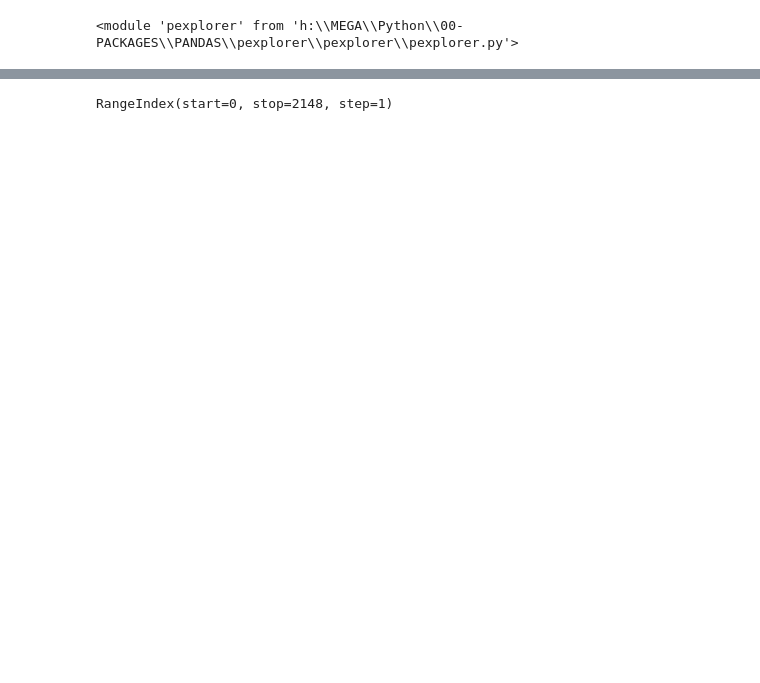
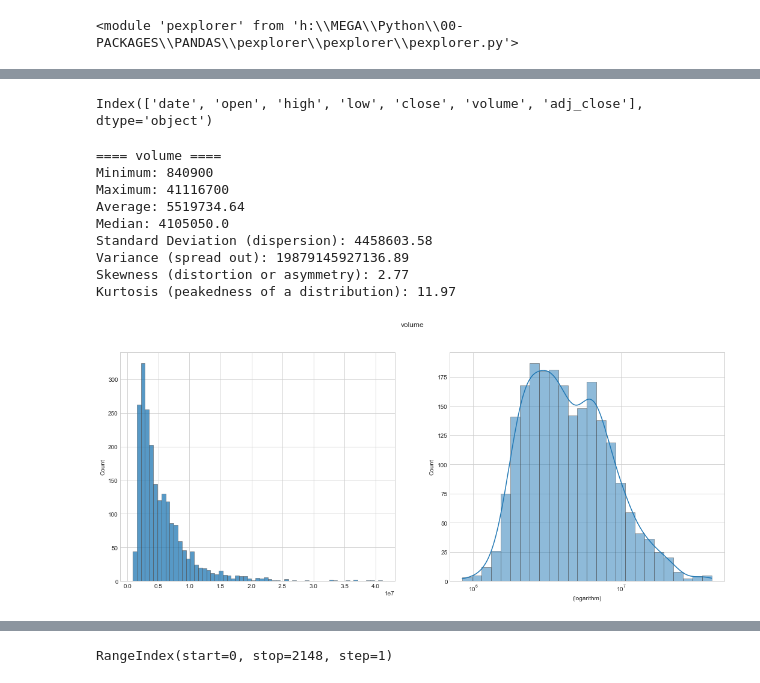
Before and after one commit to lep511/pexplorer, a Jupyter notebook: _pexplorer_test.ipynb, the cells around one changed output, grey strips where cells are left out. Saved outputs shown, nothing was run; the diff lists cells and outputs as text; code cells hidden in the pictures; blank space fills up the shorter version.

```diff
--- a/_pexplorer_test.ipynb
+++ b/_pexplorer_test.ipynb
@@ -16 +23,18 @@ df = df.iloc[:,1:]
+# %%
+df.columns
+# %% [output]
+Index(['date', 'open', 'high', 'low', 'close', 'volume', 'adj_close'], dtype='object')
+# %%
+pe.plot_distribution(df, "volume")
+# %% [output]
+==== volume ====
+Minimum: 840900
+Maximum: 41116700
+Average: 5519734.64
+Median: 4105050.0
+Standard Deviation (dispersion): 4458603.58
+Variance (spread out): 19879145927136.89
+Skewness (distortion or asymmetry): 2.77
+Kurtosis (peakedness of a distribution): 11.97
+[figure, added]
 # %%
```
Also changed, not shown: parts of 27 cells of this notebook, 1 other file.
